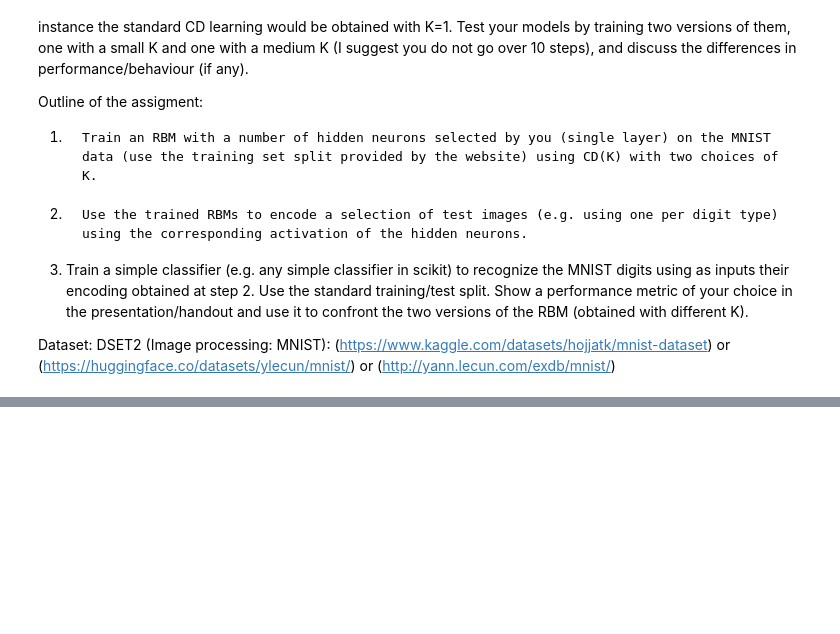
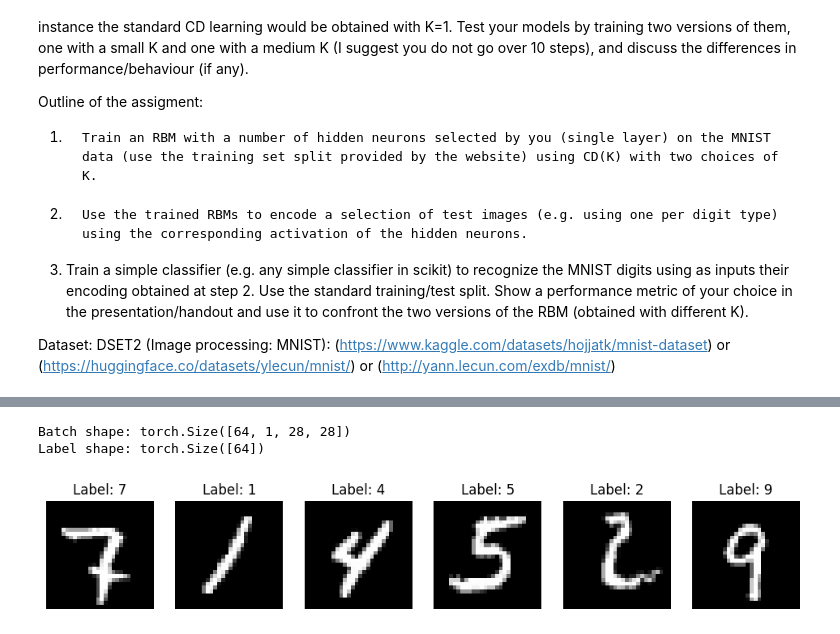
Before and after one commit to andr3w1699/Intelligent_System_for_Pattern_Recognition, a Jupyter notebook: SecondAssignement.ipynb, the cells around one changed output, grey strips where cells are left out. Drawn from its saved outputs; the diff is of its cells as text; code cells hidden in the pictures; blank space fills up the shorter version.

```diff
--- a/SecondAssignement.ipynb
+++ b/SecondAssignement.ipynb
@@ -41,0 +52,46 @@ Successfully installed nvidia-cublas-cu12-12.4.5.8 nvidia-cuda-cupti-cu12-12.4.1
+# %%
+# Load MNIST Dataset
+
+# This defines how each image in the dataset should be preprocessed before being used.
+# transforms.ToTensor() converts each image (which is in PIL Image format) into a PyTorch tensor with values scaled between 0 and 1.
+# transforms.Compose([...]) lets you chain multiple transforms together, though here we’re just using one (ToTensor()).
+transform = transforms.Compose([transforms.ToTensor()])
+
+# download and store the training and test portion of the MNIST dataset
+# The dataset will be stored in a folder called data in your project directory.
+# train=True --> training, train=False --> test set.
+# download=True: Downloads the dataset automatically if it's not already there.
+# transform=transform: Applies the ToTensor() transform to each image when it's loaded.
+train_dataset = torchvision.datasets.MNIST(root='./data', train=True, download=True, transform=transform)
+test_dataset = torchvision.datasets.MNIST(root='./data', train=False, download=True, transform=transform)
+
+# Wraps the dataset in a DataLoader, which is an iterator that loads the data in batches.
+# batch_size=64: Each time you ask for a batch, it gives you 64 images (and their labels).
+# shuffle=True: Randomly shuffles the dataset each epoch, which helps make training more effective (less bias from order).
+train_loader = DataLoader(train_dataset, batch_size=64, shuffle=True)
+# same idea, but for the test set, fetches larger batches for faster evaluation (you don't need to update weights during testing).
+# shuffle=False: We don’t shuffle the test set — it’s okay to evaluate in order.
+test_loader = DataLoader(test_dataset, batch_size=1000, shuffle=False)
+# %%
+# Get one batch from the train_loader
+dataiter = iter(train_loader)
+images, labels = next(dataiter)
+
+# Show the shape
+print(f"Batch shape: {images.shape}")      # (batch_size, 1, 28, 28)
+print(f"Label shape: {labels.shape}")      # (batch_size,)
+
+# Show the first 6 images with labels
+fig, axes = plt.subplots(1, 6, figsize=(12, 2))
+for i in range(6):
+    img = images[i].squeeze()  # Remove channel dimension (1,28,28) -> (28,28)
+    label = labels[i].item()
+    axes[i].imshow(img, cmap='gray')
+    axes[i].set_title(f"Label: {label}")
+    axes[i].axis('off')
+
+plt.show()
+# %% [output]
+Batch shape: torch.Size([64, 1, 28, 28])
+Label shape: torch.Size([64])
+[figure, added]
```
Also changed, not shown: parts of 12 cells of this notebook.
